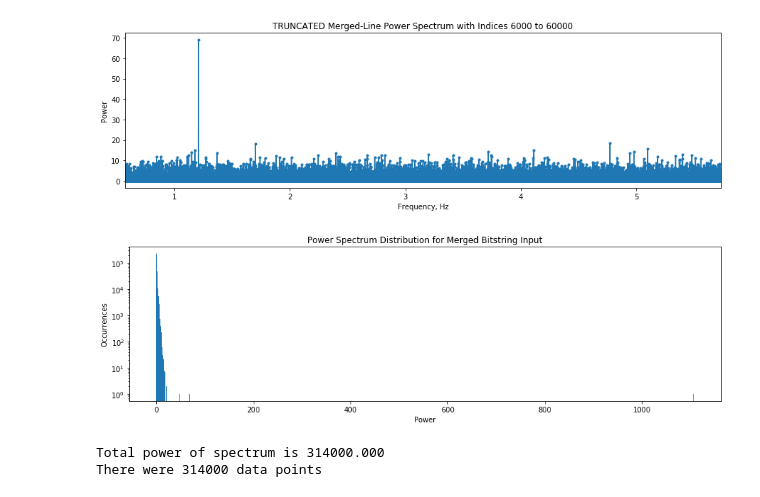
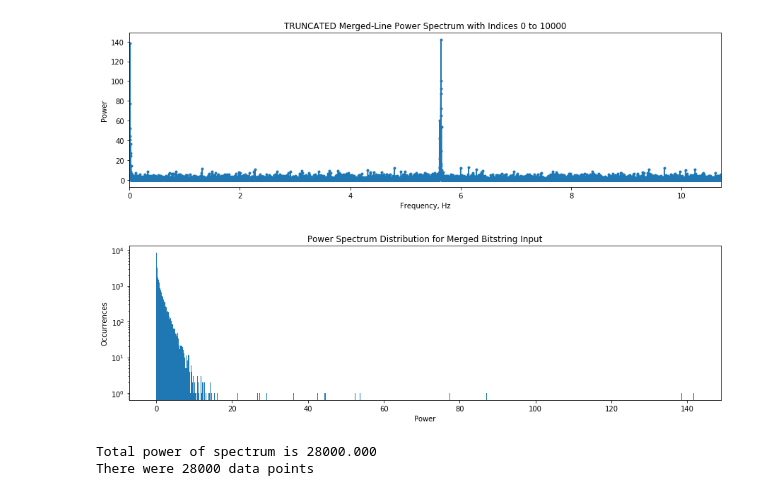
Before and after one commit to garretts-hub/GST_Work, a Jupyter notebook: Drift Analysis with Real Data.ipynb, the cells around one changed output. Saved outputs shown, nothing was run; the diff lists cells and outputs as text; code cells hidden in the pictures.

```diff
--- a/Drift Analysis with Real Data.ipynb
+++ b/Drift Analysis with Real Data.ipynb
@@ -5,6 +5,7 @@ from pygsti.extras import drift
 import numpy as np
 from data_list_creator import create_data, gate_string_to_list
 from drift_file_io import drift_input, calculate_average_timestep, merge_lines
+import NoiseSignal2 as ns
 savepath = None
 
 save = False
@@ -14,8 +15,8 @@ data_option = 3
 #################################################################################################################
 #For reading in experimental data: enter here
 if data_option == 2 or data_option == 3:
-    base = "N:/Programs/Ions Share/Gate-Set Tomography/DriftAnalysis/"
-    name = '2018_08_27 Gi Data/2018_08_27_1354_31_DRIFT' #specify date_folder/txt_file_name
+    base = "N:/Programs/Ions Share/Gate-Set Tomography/DriftAnalysis/PrelimData/"
+    name = '2018_08_20/2018_08_20_1041_51_DRIFT' #specify date_folder/txt_file_name
     file_loc = base + name + ".txt"
     time_per_sample = 1/60 #seconds, only necessary if you're doing the merge lines
     savepath = None
@@ -84,18 +85,18 @@ Highest frequency tested is 30.000 Hz
 # %%
 ###################This cell is for truncating data and only seeing certain frequencies
-mindex =6000
-maxdex = 60000#len(frequencies)-1
+mindex =0
+maxdex = 10000#len(frequencies)-1
 
 
 fig = plt.figure(figsize=(15,4))
 plt.plot(frequencies[mindex:maxdex], power_spectrum[mindex:maxdex],ls="solid",marker='.')
 plt.xlabel("Frequency, Hz")
 plt.ylabel("Power")
 plt.xlim((frequencies[mindex], frequencies[maxdex]))
 plt.title("TRUNCATED Merged-Line Power Spectrum with Indices {} to {}".format(mindex, maxdex))
 plt.show()
 # %% [output]
-[figure, old version]
+[figure, new version]
 # %%
 ############look at distribution of powers
 plt.figure(figsize=(15,4))
@@ -104,14 +105,13 @@ plt.title("Power Spectrum Distribution for Merged Bitstring Input")
 plt.xlabel("Power")
 plt.ylabel("Occurrences")
 plt.show()
+
+############### looking at the total power of the spectrum
+total_power = np.sum(power_spectrum)
+nSamples = len(ones_count_array)
+print("Total power of spectrum is {:.3f}".format(total_power))
+print("There were {} data points".format(nSamples))
 # %% [output]
-[figure, old version]
+[figure, new version]
+Total power of spectrum is 28000.000
+There were 28000 data points
-# %%
-############### looking at the total power of the spectrum
-total_power = np.sum(power_spectrum)
-nSamples = len(ones_count_array)
-print("Total power of spectrum is {:.3f}".format(total_power))
-print("There were {} data points".format(nSamples))
-# %% [output]
-Total power of spectrum is 314000.000
-There were 314000 data points
```
Also changed, not shown: parts of 3 cells of this notebook, 2 other files.
